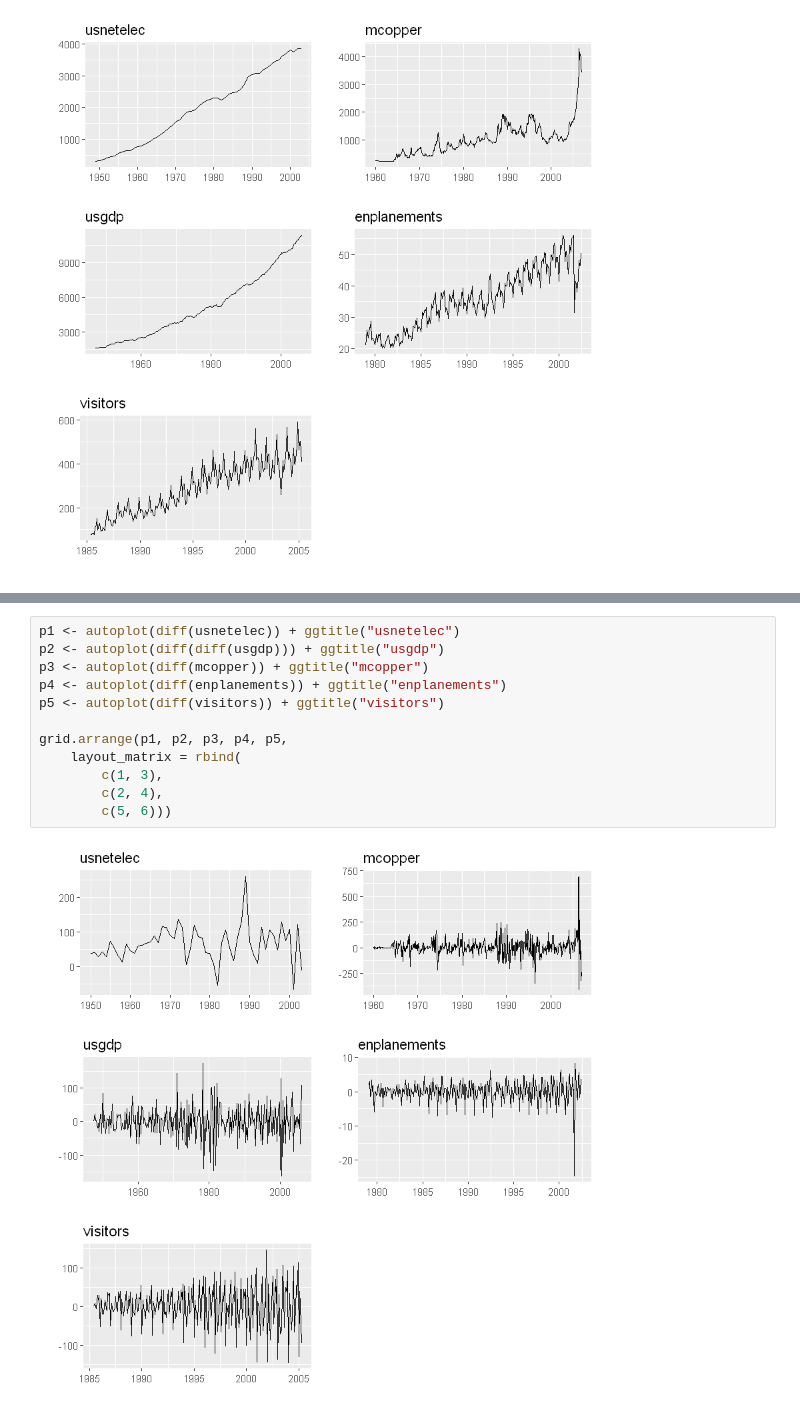
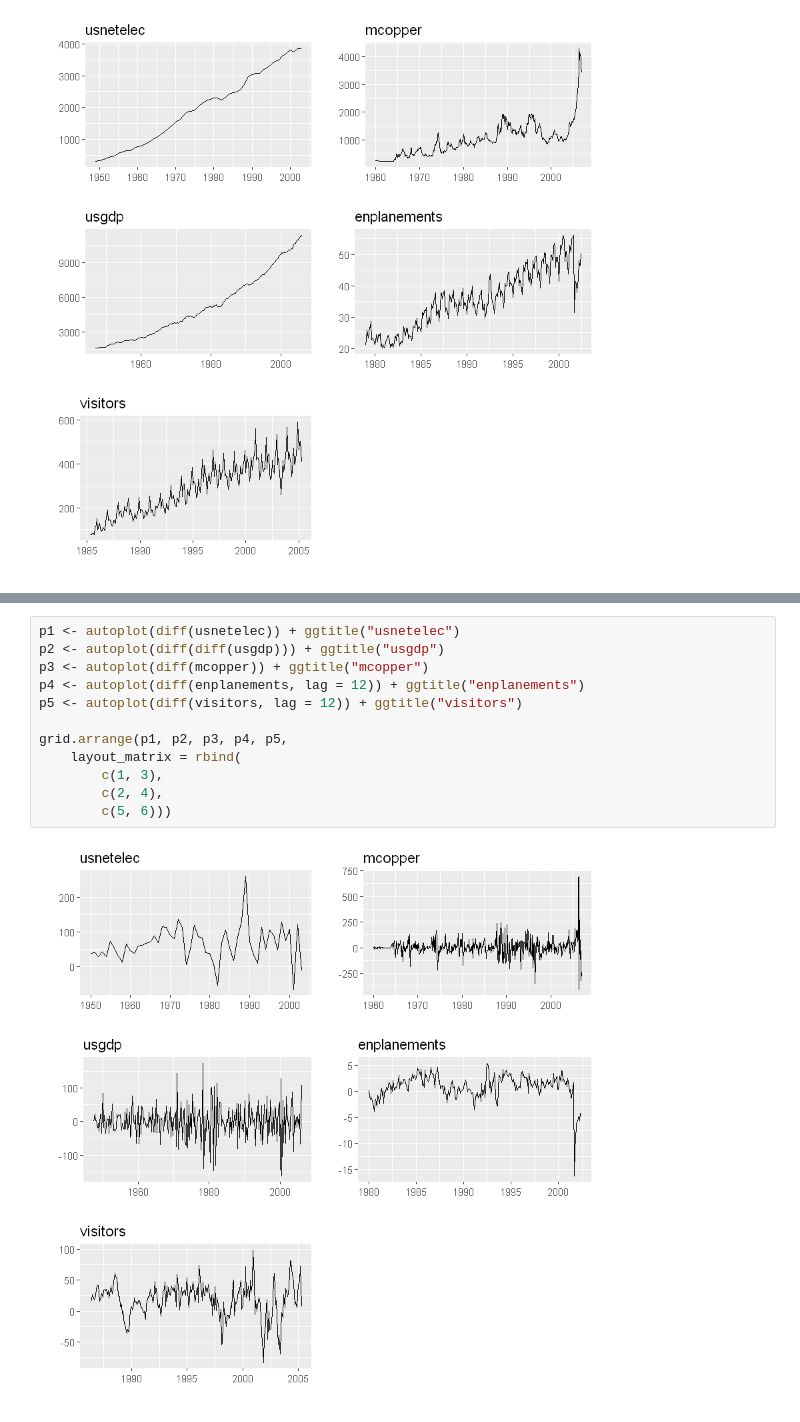
Before and after one commit to D4R6-Robot/Statistics, a Jupyter notebook: 2nd semester/02.TimeSeries/HW3/HW(3-2).ipynb, the cells around one changed output, grey strips where cells are left out. Saved outputs shown, nothing was run; the diff lists cells and outputs as text.

```diff
--- a/2nd semester/02.TimeSeries/HW3/HW(3-2).ipynb
+++ b/2nd semester/02.TimeSeries/HW3/HW(3-2).ipynb
@@ -147,14 +307,14 @@ AIC=1945.66   AICc=1946.04   BIC=1966.24
 # %%
 p1 <- autoplot(diff(usnetelec)) + ggtitle("usnetelec")
 p2 <- autoplot(diff(diff(usgdp))) + ggtitle("usgdp")
 p3 <- autoplot(diff(mcopper)) + ggtitle("mcopper")
-p4 <- autoplot(diff(enplanements)) + ggtitle("enplanements")
-p5 <- autoplot(diff(visitors)) + ggtitle("visitors")
+p4 <- autoplot(diff(enplanements, lag = 12)) + ggtitle("enplanements")
+p5 <- autoplot(diff(visitors, lag = 12)) + ggtitle("visitors")
 
 grid.arrange(p1, p2, p3, p4, p5,
     layout_matrix = rbind(
         c(1, 3),
         c(2, 4),
         c(5, 6)))
 # %% [output]
-[figure, old version]
+[figure, new version]
```
Also changed, not shown: parts of 35 cells of this notebook, 1 other file.
